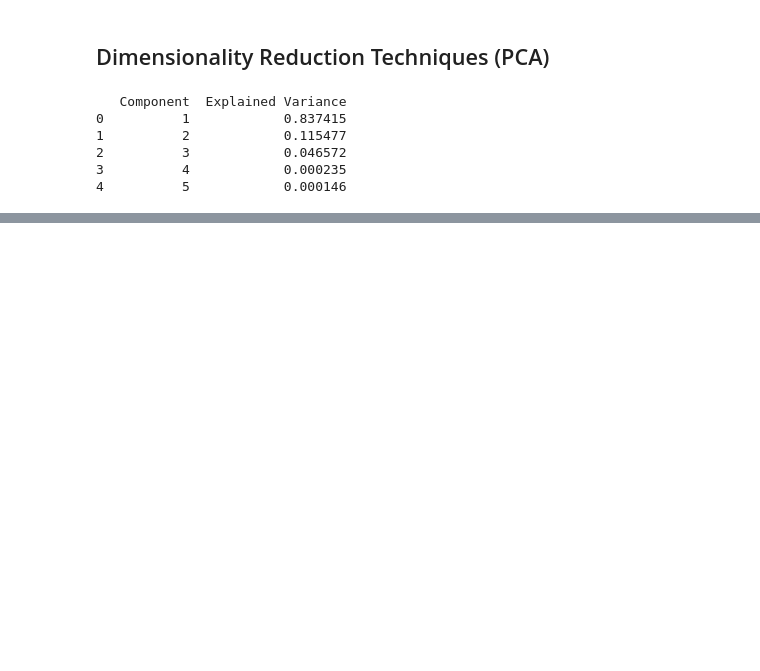
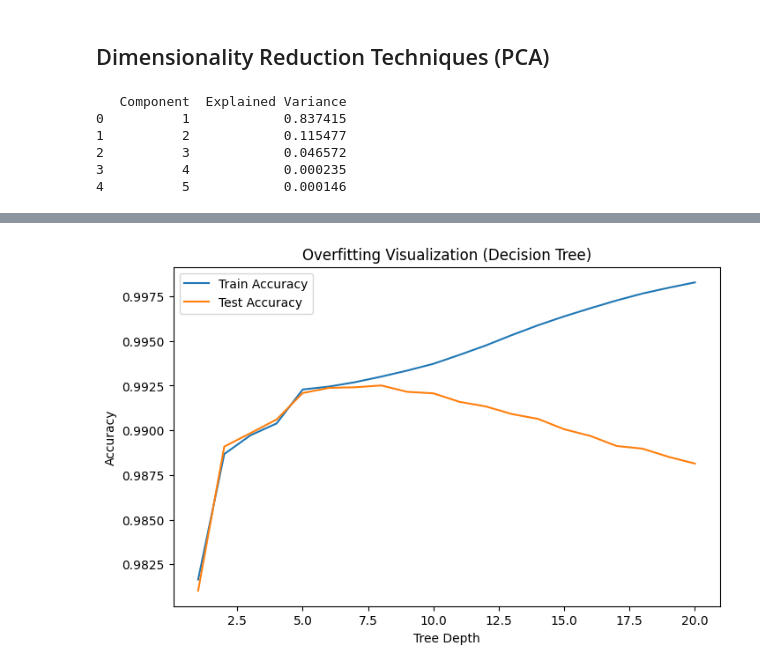
Before and after one commit to MDRobiulhassan/Mental-Health, a Jupyter notebook: Ecommerece Fraud.ipynb, the cells around one changed output, grey strips where cells are left out. Drawn from its saved outputs; the diff is of its cells as text; code cells hidden in the pictures; blank space fills up the shorter version.

```diff
--- a/Ecommerece Fraud.ipynb
+++ b/Ecommerece Fraud.ipynb
@@ -866,0 +1149,6 @@ Mean Squared Error: 0.015219408499377514
+# %%
+y_train_pred = model.predict(X_train)
+y_test_pred = model.predict(X_test)
+# %%
+y_train_prob = model.predict_proba(X_train)
+y_test_prob = model.predict_proba(X_test)
@@ -866,0 +1167,41 @@ Mean Squared Error: 0.015219408499377514
+# %%
+import matplotlib.pyplot as plt
+from sklearn.tree import DecisionTreeClassifier
+from sklearn.metrics import accuracy_score, log_loss
+
+depths = range(1, 21)
+
+train_acc = []
+test_acc = []
+train_loss = []
+test_loss = []
+
+for d in depths:
+    model = DecisionTreeClassifier(max_depth=d, random_state=42)
+    model.fit(X_train, y_train)
+
+    # Predictions
+    y_train_pred = model.predict(X_train)
+    y_test_pred = model.predict(X_test)
+
+    y_train_prob = model.predict_proba(X_train)
+    y_test_prob = model.predict_proba(X_test)
+
+    # Store metrics
+    train_acc.append(accuracy_score(y_train, y_train_pred))
+    test_acc.append(accuracy_score(y_test, y_test_pred))
+
+    train_loss.append(log_loss(y_train, y_train_prob))
+    test_loss.append(log_loss(y_test, y_test_prob))
+# %%
+plt.figure(figsize=(8,5))
+plt.plot(depths, train_acc, label="Train Accuracy")
+plt.plot(depths, test_acc, label="Test Accuracy")
+
+plt.xlabel("Tree Depth")
+plt.ylabel("Accuracy")
+plt.title("Overfitting Visualization (Decision Tree)")
+plt.legend()
+plt.show()
+# %% [output]
+[figure, added]
```
Also changed, not shown: parts of 39 cells of this notebook.
